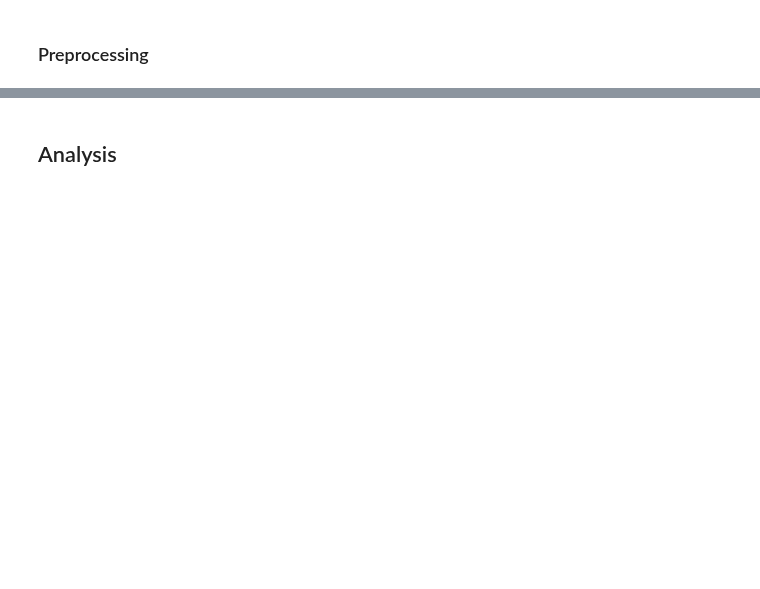
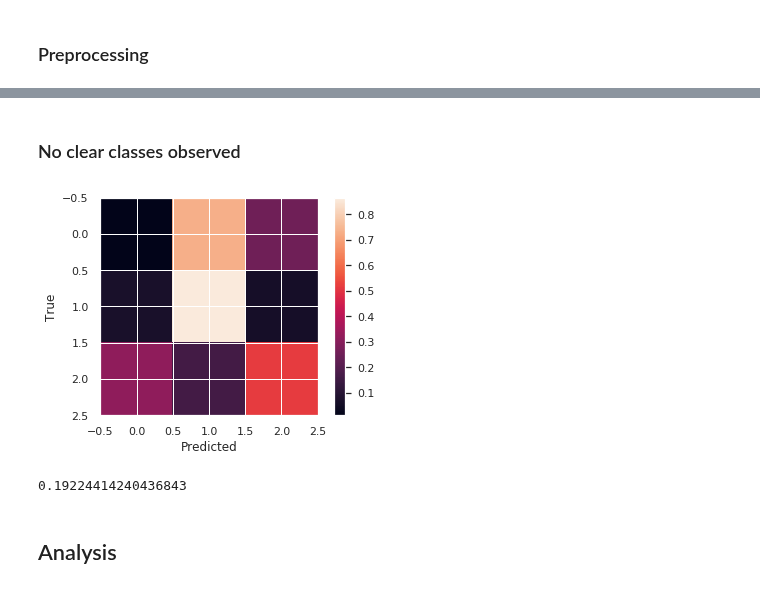
Before and after one commit to tobias-beers/RNA_visualization, a Jupyter notebook: Code/PyStan/Hierarchical_model_nestorowa.ipynb, the cells around one changed output, grey strips where cells are left out. Saved outputs shown, nothing was run; the diff lists cells and outputs as text; code cells hidden in the pictures; blank space fills up the shorter version.

```diff
--- a/Code/PyStan/Hierarchical_model_nestorowa.ipynb
+++ b/Code/PyStan/Hierarchical_model_nestorowa.ipynb
@@ -188,0 +163,4 @@ np.shape(cropped_data)
+# %%
+cropped_data, labels = pickle.load(open('nestorowa_prep.pkl', 'rb'))
+N,D = np.shape(cropped_data)
+print((N,D))
@@ -188,0 +192,2 @@ np.shape(cropped_data)
+# %% [markdown]
+### No clear classes observed
@@ -189,3 +197,21 @@ np.shape(cropped_data)
+# %%
+res = np.zeros((3,n_test))
+for r in range(3):
+    for t in range(n_test):
+        res[r,t] = sum(labels[labels_test==t]==r)
+    res[r,:] = res[r,:]/sum(res[r,:])
+sns.set()
+plt.imshow(res, label='Percentage samples')
+plt.colorbar()
+plt.ylabel('True')
+plt.xlabel('Predicted')
+plt.show()
+# %% [output]
+[figure, added]
+# %%
+adjusted_rand_score(labels, labels_test)
+# %% [output]
+0.19224414240436843
 # %% [markdown]
 ## Analysis
 # %%
```
Also changed, not shown: parts of 30 cells of this notebook, 8 other files.
